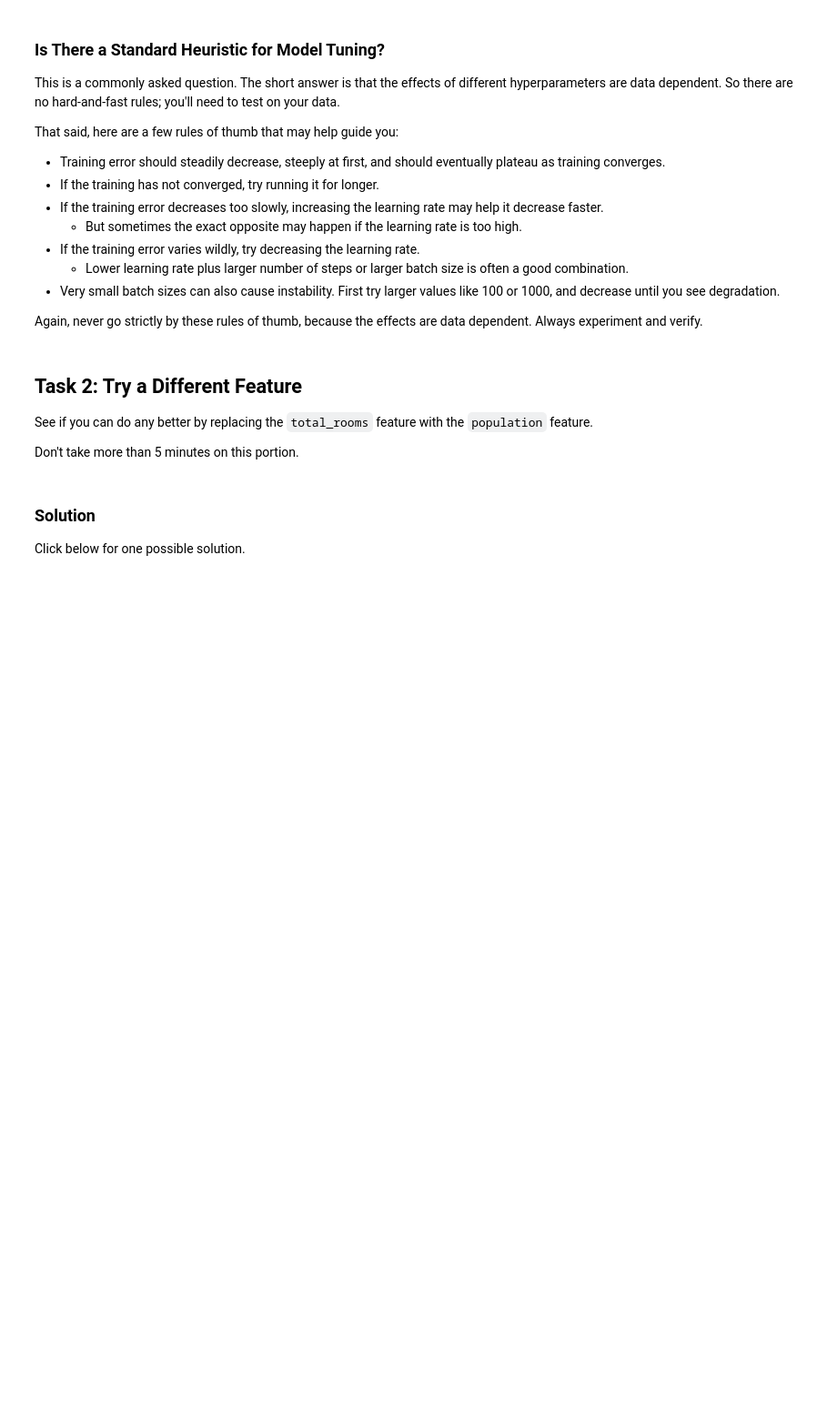
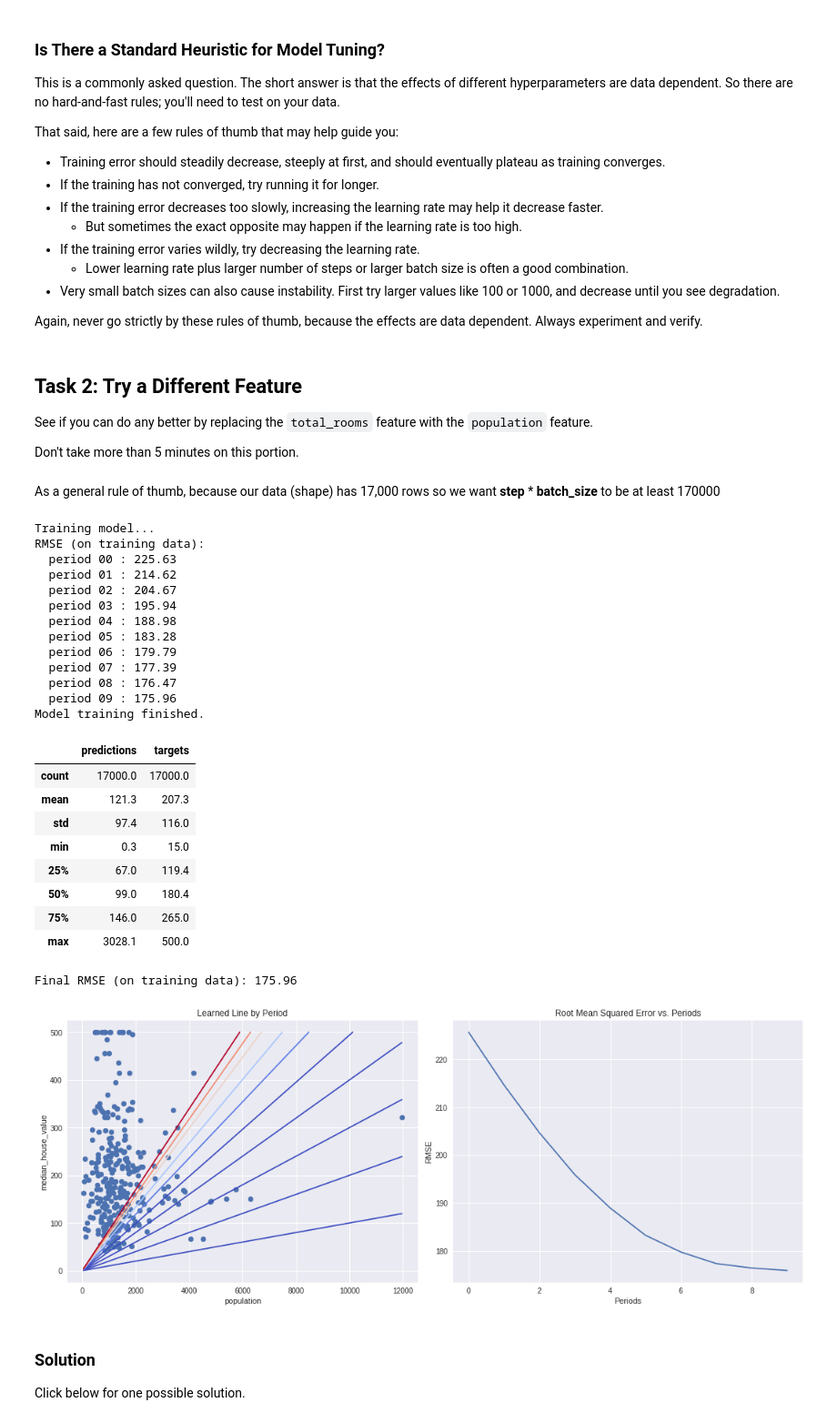
Before and after one commit to onlyphantom/googlecc, a Jupyter notebook: first_steps_with_tensor_flow.ipynb, the cells around one changed output. Shown: that part at 91% size. Cells and saved outputs as stored; diff of their text form; code cells hidden in the pictures; blank space fills up the shorter version.

```diff
--- a/first_steps_with_tensor_flow.ipynb
+++ b/first_steps_with_tensor_flow.ipynb
@@ -468,3 +541,37 @@ Don't take more than 5 minutes on this portion.
+# %% [markdown]
+As a general rule of thumb, because our data (shape) has 17,000 rows so we want **step** * **batch_size** to be at least 170000
+# %%
+# YOUR CODE HERE
+train_model(
+    input_feature="population",
+    learning_rate=0.00002,
+    steps=1000,
+    batch_size=20)
+# %% [output]
+Training model...
+RMSE (on training data):
+  period 00 : 225.63
+  period 01 : 214.62
+  period 02 : 204.67
+  period 03 : 195.94
+  period 04 : 188.98
+  period 05 : 183.28
+  period 06 : 179.79
+  period 07 : 177.39
+  period 08 : 176.47
+  period 09 : 175.96
+Model training finished.
+|  | predictions | targets |
+| count | 17000.0 | 17000.0 |
+| mean | 121.3 | 207.3 |
+| std | 97.4 | 116.0 |
+| min | 0.3 | 15.0 |
+| 25% | 67.0 | 119.4 |
+| 50% | 99.0 | 180.4 |
+| 75% | 146.0 | 265.0 |
+| max | 3028.1 | 500.0 |
+Final RMSE (on training data): 175.96
+[figure, added]
 # %% [markdown]
 ### Solution
 
```
Also changed, not shown: parts of 11 cells of this notebook.
